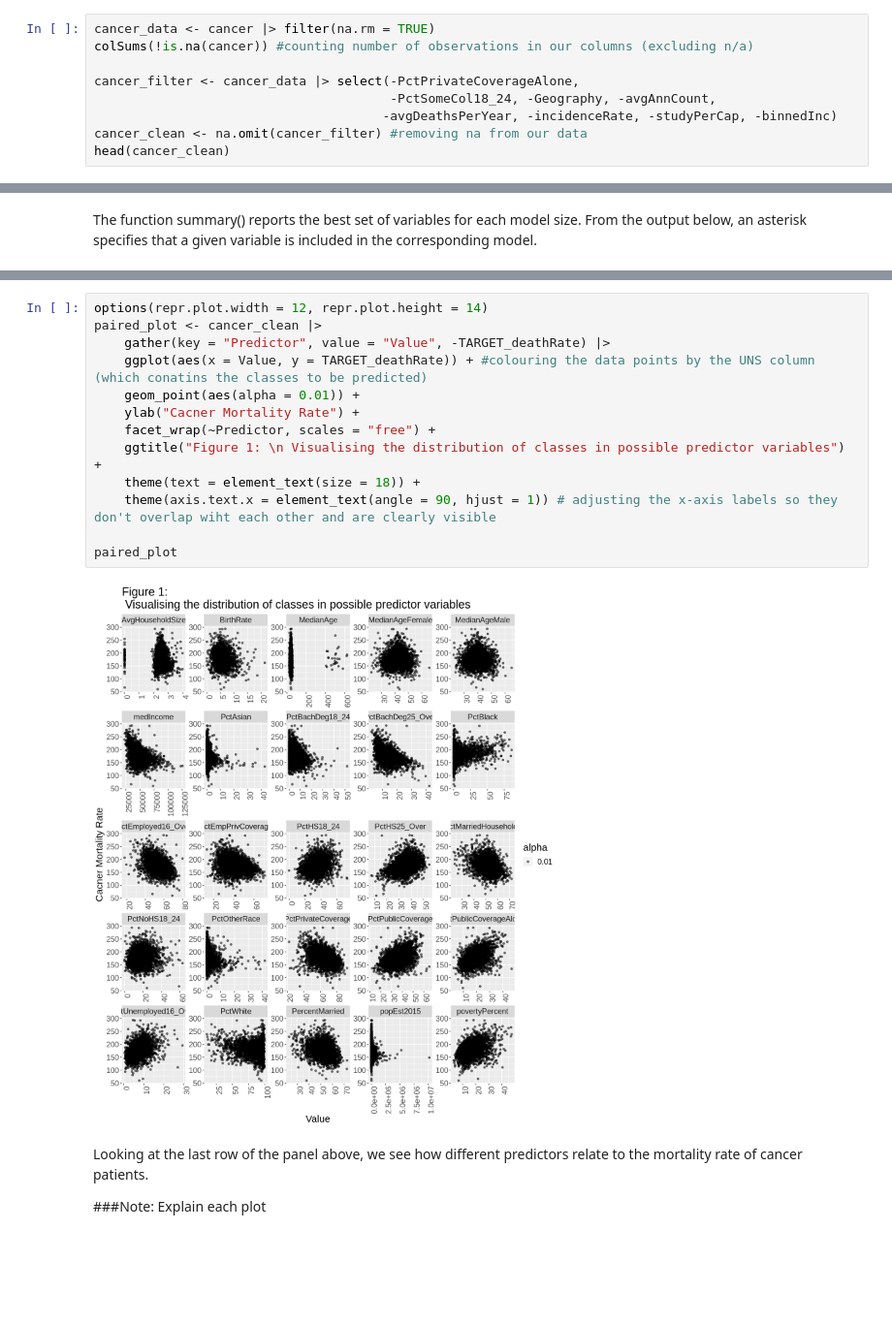
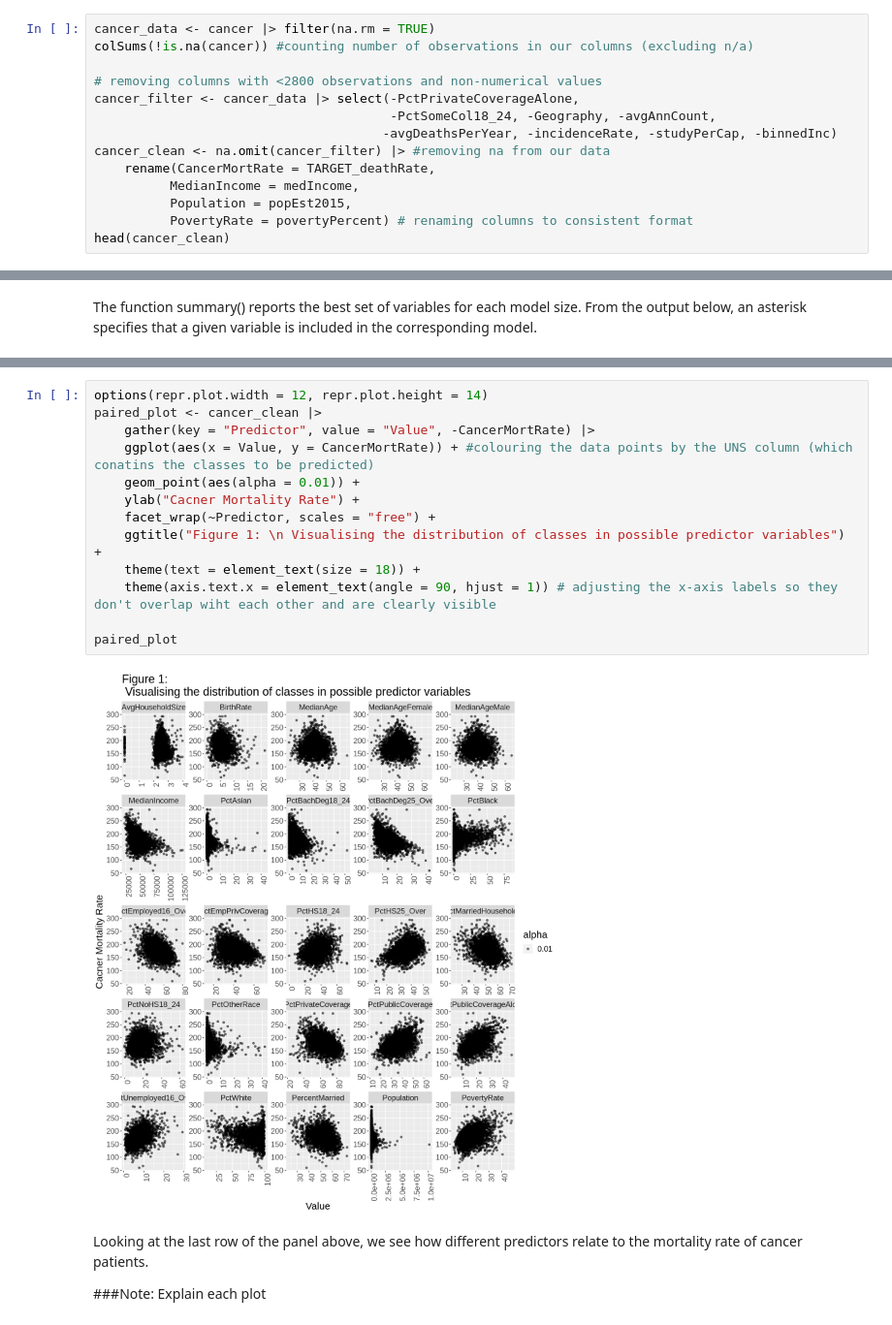
Before and after one commit to caswellbrett/CancerMortalityPrediction, a Jupyter notebook: Report.ipynb, the cells around one changed output, grey strips where cells are left out. Shown at 97% size. Drawn from its saved outputs; the diff is of its cells as text; blank space fills up the shorter version.

```diff
--- a/Report.ipynb
+++ b/Report.ipynb
@@ -63,10 +63,15 @@ The dataset required minimal cleaning as the data was in a relatively tidy forma
 cancer_data <- cancer |> filter(na.rm = TRUE)
 colSums(!is.na(cancer)) #counting number of observations in our columns (excluding n/a)
 
+# removing columns with <2800 observations and non-numerical values
 cancer_filter <- cancer_data |> select(-PctPrivateCoverageAlone,
                                        -PctSomeCol18_24, -Geography, -avgAnnCount,
                                       -avgDeathsPerYear, -incidenceRate, -studyPerCap, -binnedInc)
-cancer_clean <- na.omit(cancer_filter) #removing na from our data
+cancer_clean <- na.omit(cancer_filter) |> #removing na from our data
+    rename(CancerMortRate = TARGET_deathRate,
+          MedianIncome = medIncome,
+          Population = popEst2015,
+          PovertyRate = povertyPercent) # renaming columns to consistent format
 head(cancer_clean)
 # %% [output]
             avgAnnCount        avgDeathsPerYear        TARGET_deathRate
@@ -224,18 +229,18 @@ medIncome                  FALSE      FALSE
 # %%
 options(repr.plot.width = 12, repr.plot.height = 14)
 paired_plot <- cancer_clean |>
-    gather(key = "Predictor", value = "Value", -TARGET_deathRate) |>
-    ggplot(aes(x = Value, y = TARGET_deathRate)) + #colouring the data points by the UNS column (which conatins the classes to be predicted)
+    gather(key = "Predictor", value = "Value", -CancerMortRate) |>
+    ggplot(aes(x = Value, y = CancerMortRate)) + #colouring the data points by the UNS column (which conatins the classes to be predicted)
     geom_point(aes(alpha = 0.01)) +
     ylab("Cacner Mortality Rate") +
     facet_wrap(~Predictor, scales = "free") +
     ggtitle("Figure 1: \n Visualising the distribution of classes in possible predictor variables") +
     theme(text = element_text(size = 18)) +
     theme(axis.text.x = element_text(angle = 90, hjust = 1)) # adjusting the x-axis labels so they don't overlap wiht each other and are clearly visible
 
 paired_plot
 # %% [output]
-[figure, old version]
+[figure, new version]
 # %% [markdown]
 Looking at the last row of the panel above, we see how different predictors relate to the mortality rate of cancer patients.
 
```
Also changed, not shown: parts of 14 cells of this notebook.
